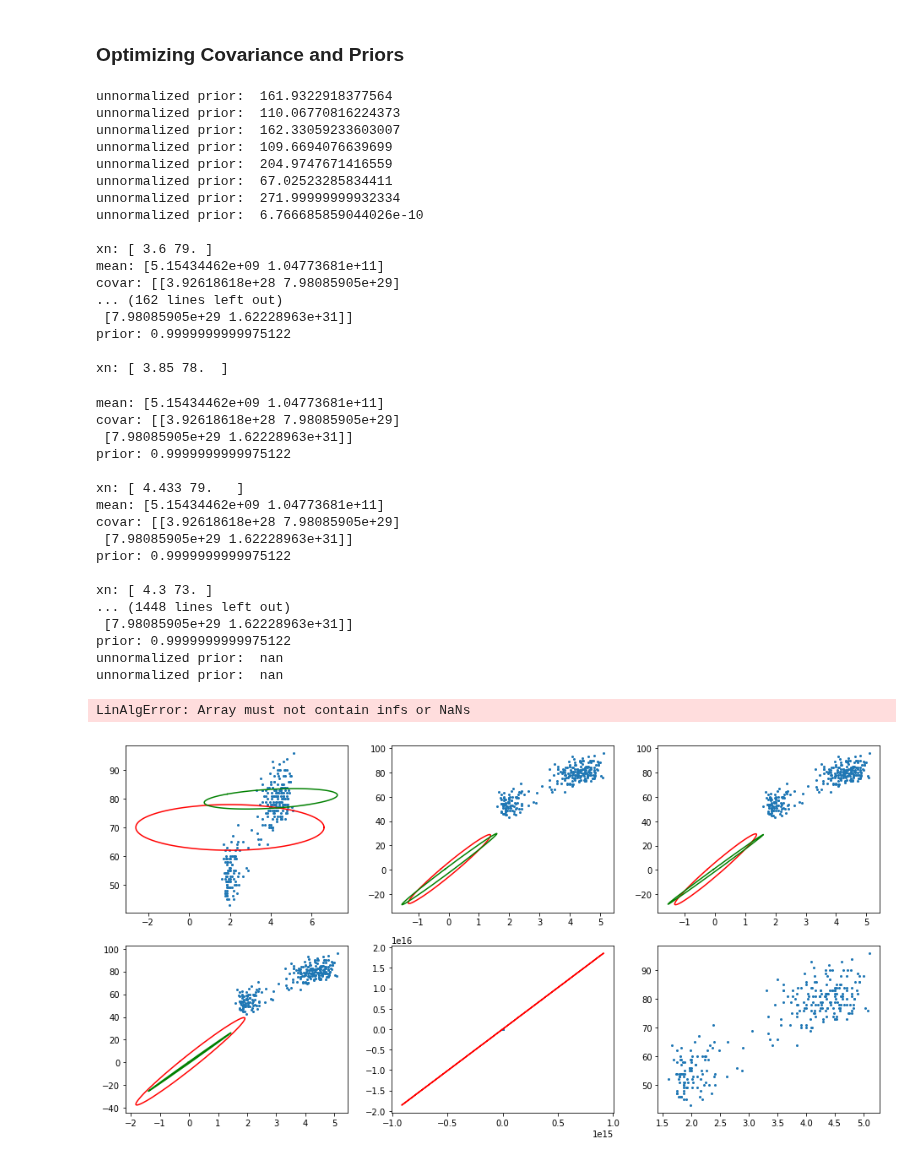
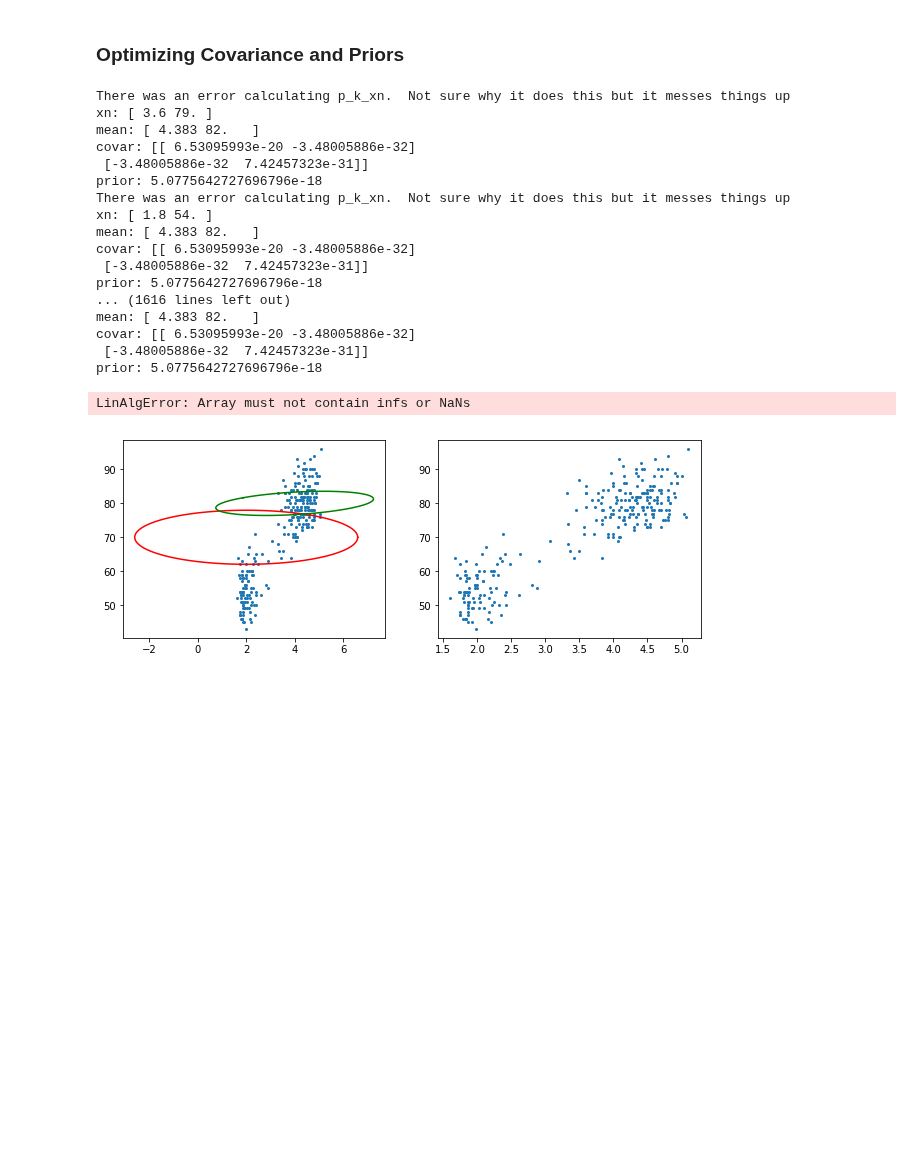
Before and after one commit to brennanmcfarland/pgm, a Jupyter notebook: Homework 4 Excercise 2.ipynb, the cells around one changed output. Drawn from its saved outputs; the diff is of its cells as text; code cells hidden in the pictures; blank space fills up the shorter version.

```diff
--- a/Homework 4 Excercise 2.ipynb
+++ b/Homework 4 Excercise 2.ipynb
@@ -77,57 +77,40 @@ Convariance Matrices are Legal? : True
 # %%
 from gmmlib import expectation, maximization, maximization_mean
 
 # make a true copy of our model
 gmmcp = copy.deepcopy(gmm)
 
 # create figure
 plt.figure(figsize=(16, 8))
 # improve model with EM-Algorithm
 for i in range(5):
     # plot current status
     plt.subplot(231 + i)
     gmmplot(data, gmmcp)
     # excute EM-Algorithm
-    for j in range(1):
+    for j in range(5):
         posterior = expectation(data, gmmcp)
         gmmcp = maximization(posterior, data, gmmcp)
 # plot final status
 plt.subplot(236)
 gmmplot(data,gmmcp)
 # %% [output]
-unnormalized prior:  161.9322918377564
-unnormalized prior:  110.06770816224373
-unnormalized prior:  162.33059233603007
-unnormalized prior:  109.6694076639699
-unnormalized prior:  204.9747671416559
-unnormalized prior:  67.02523285834411
-unnormalized prior:  271.99999999932334
-unnormalized prior:  6.766685859044026e-10
-
+There was an error calculating p_k_xn.  Not sure why it does this but it messes things up
 xn: [ 3.6 79. ]
-mean: [5.15434462e+09 1.04773681e+11]
-covar: [[3.92618618e+28 7.98085905e+29]
-... (162 lines left out)
- [7.98085905e+29 1.62228963e+31]]
-prior: 0.9999999999975122
-
-xn: [ 3.85 78.  ]
+mean: [ 4.383 82.   ]
+covar: [[ 6.53095993e-20 -3.48005886e-32]
+ [-3.48005886e-32  7.42457323e-31]]
+prior: 5.0775642727696796e-18
+There was an error calculating p_k_xn.  Not sure why it does this but it messes things up
+xn: [ 1.8 54. ]
+mean: [ 4.383 82.   ]
+covar: [[ 6.53095993e-20 -3.48005886e-32]
+ [-3.48005886e-32  7.42457323e-31]]
+prior: 5.0775642727696796e-18
+... (1616 lines left out)
+mean: [ 4.383 82.   ]
+covar: [[ 6.53095993e-20 -3.48005886e-32]
+ [-3.48005886e-32  7.42457323e-31]]
+prior: 5.0775642727696796e-18
-mean: [5.15434462e+09 1.04773681e+11]
-covar: [[3.92618618e+28 7.98085905e+29]
- [7.98085905e+29 1.62228963e+31]]
-prior: 0.9999999999975122
-
-xn: [ 4.433 79.   ]
-mean: [5.15434462e+09 1.04773681e+11]
-covar: [[3.92618618e+28 7.98085905e+29]
- [7.98085905e+29 1.62228963e+31]]
-prior: 0.9999999999975122
-
-xn: [ 4.3 73. ]
-... (1448 lines left out)
- [7.98085905e+29 1.62228963e+31]]
-prior: 0.9999999999975122
-unnormalized prior:  nan
-unnormalized prior:  nan
+LinAlgError: Array must not contain infs or NaNs
-LinAlgError: Array must not contain infs or NaNs
-[figure, old version]
+[figure, new version]
```
Also changed, not shown: 3 other files.
